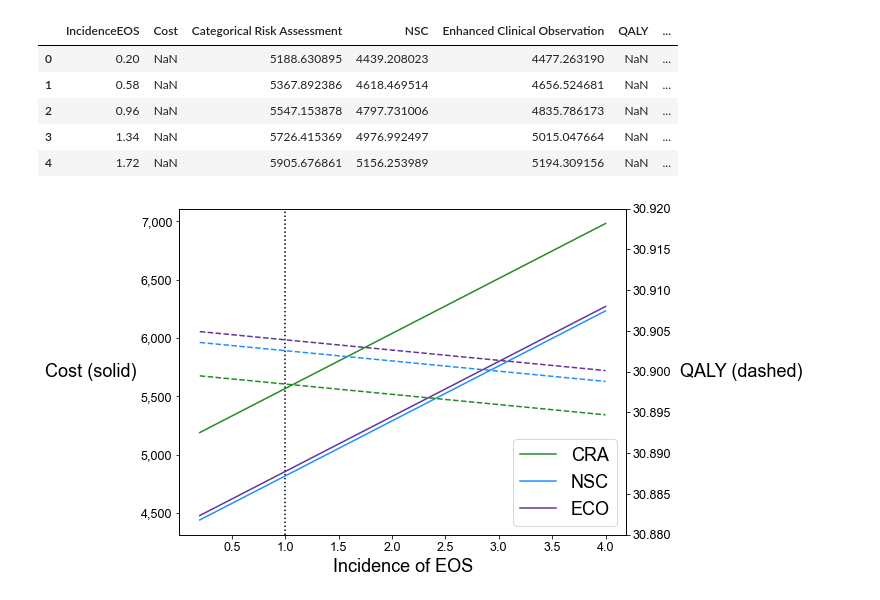
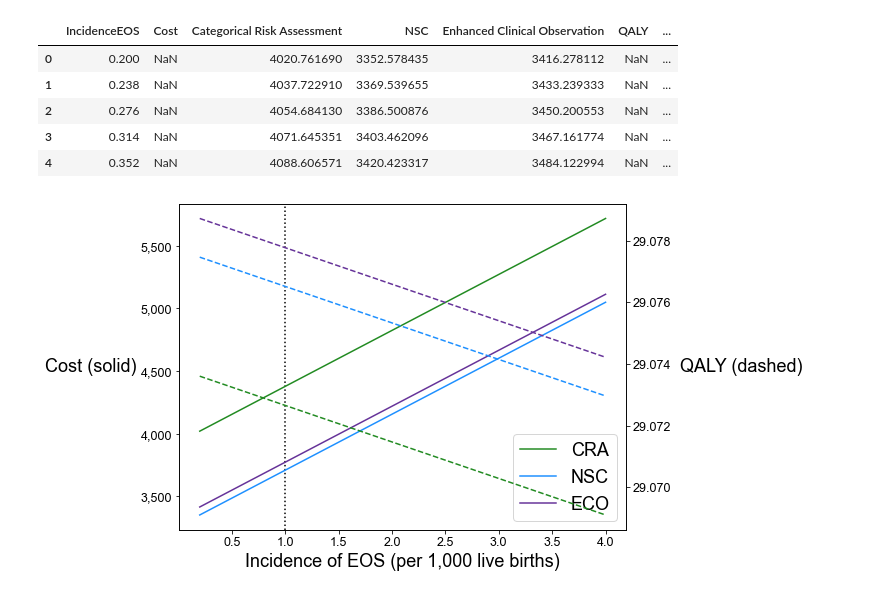
Before and after one commit to guanzgrace/cea-eos, a Jupyter notebook: Graphs-Incidence.ipynb, the cells around one changed output. Cells and saved outputs as stored; diff of their text form; code cells hidden in the pictures.

Commit message:
Updated graphs 4/20/21

```diff
--- a/Graphs-Incidence.ipynb
+++ b/Graphs-Incidence.ipynb
@@ -13,33 +13,33 @@ cra_color = 'forestgreen'
 nsc_color = 'dodgerblue'
 eco_color = 'rebeccapurple'
 # %%
-df = pd.read_csv("OSA/IncidenceCost.csv")
+df = pd.read_csv("OSA/0IncidenceCost.csv")
 df.head()
 # %% [output]
 |  | IncidenceEOS | Cost | Categorical Risk Assessment | NSC | Enhanced Clinical Observation | QALY | ... |
-| 0 | 0.20 | NaN | 5188.630895 | 4439.208023 | 4477.263190 | NaN | ... |
-| 1 | 0.58 | NaN | 5367.892386 | 4618.469514 | 4656.524681 | NaN | ... |
-| 2 | 0.96 | NaN | 5547.153878 | 4797.731006 | 4835.786173 | NaN | ... |
-| 3 | 1.34 | NaN | 5726.415369 | 4976.992497 | 5015.047664 | NaN | ... |
-| 4 | 1.72 | NaN | 5905.676861 | 5156.253989 | 5194.309156 | NaN | ... |
+| 0 | 0.200 | NaN | 4020.761690 | 3352.578435 | 3416.278112 | NaN | ... |
+| 1 | 0.238 | NaN | 4037.722910 | 3369.539655 | 3433.239333 | NaN | ... |
+| 2 | 0.276 | NaN | 4054.684130 | 3386.500876 | 3450.200553 | NaN | ... |
+| 3 | 0.314 | NaN | 4071.645351 | 3403.462096 | 3467.161774 | NaN | ... |
+| 4 | 0.352 | NaN | 4088.606571 | 3420.423317 | 3484.122994 | NaN | ... |
 # %%
 fig, ax = plt.subplots(figsize=(8,6))
 plt.axvline(x=1, color='black', linestyle='dotted', label='_Base Case Value')
 
 ax2 = ax.twinx()
 ax.get_yaxis().set_major_formatter(
     tkr.FuncFormatter(lambda x, p: format(int(x), ',')))
 ax.plot(df["IncidenceEOS"], df["Categorical Risk Assessment"], color=cra_color, label="CRA")
 ax.plot(df["IncidenceEOS"], df["NSC"], color=nsc_color, label="NSC")
 ax.plot(df["IncidenceEOS"], df["Enhanced Clinical Observation"], color=eco_color, label="ECO")
-ax.set_xlabel("Incidence of EOS")
+ax.set_xlabel("Incidence of EOS (per 1,000 live births)")
 ax.set_ylabel("Cost (solid)", rotation=0, labelpad=50, va="center")
 ax2.plot(df["IncidenceEOS"], df["Categorical Risk Assessment.1"], color=cra_color, linestyle='dashed')
 ax2.plot(df["IncidenceEOS"], df["NSC.1"], color=nsc_color, linestyle='dashed')
 ax2.plot(df["IncidenceEOS"], df["Enhanced Clinical Observation.1"], color=eco_color, linestyle='dashed')
 ax2.set_ylabel("QALY (dashed)", rotation=0, labelpad=70, va="center")
-ax2.set_ylim(bottom=30.88, top=30.92)
-ax.legend(loc='lower right')
+#ax2.set_ylim(bottom=30.88, top=30.92)
+ax.legend()
 plt.show()
 # %% [output]
-[figure, old version]
+[figure, new version]
```
Also changed, not shown: 1 other file.
